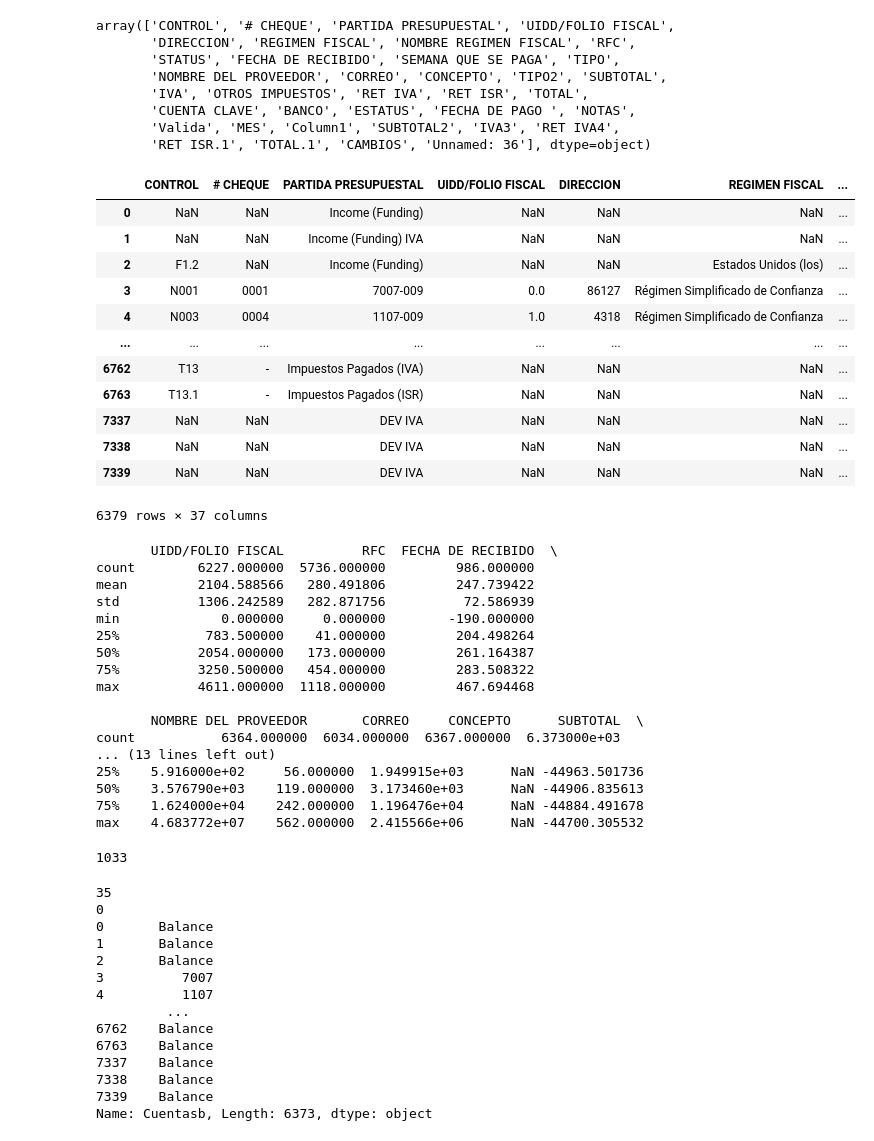
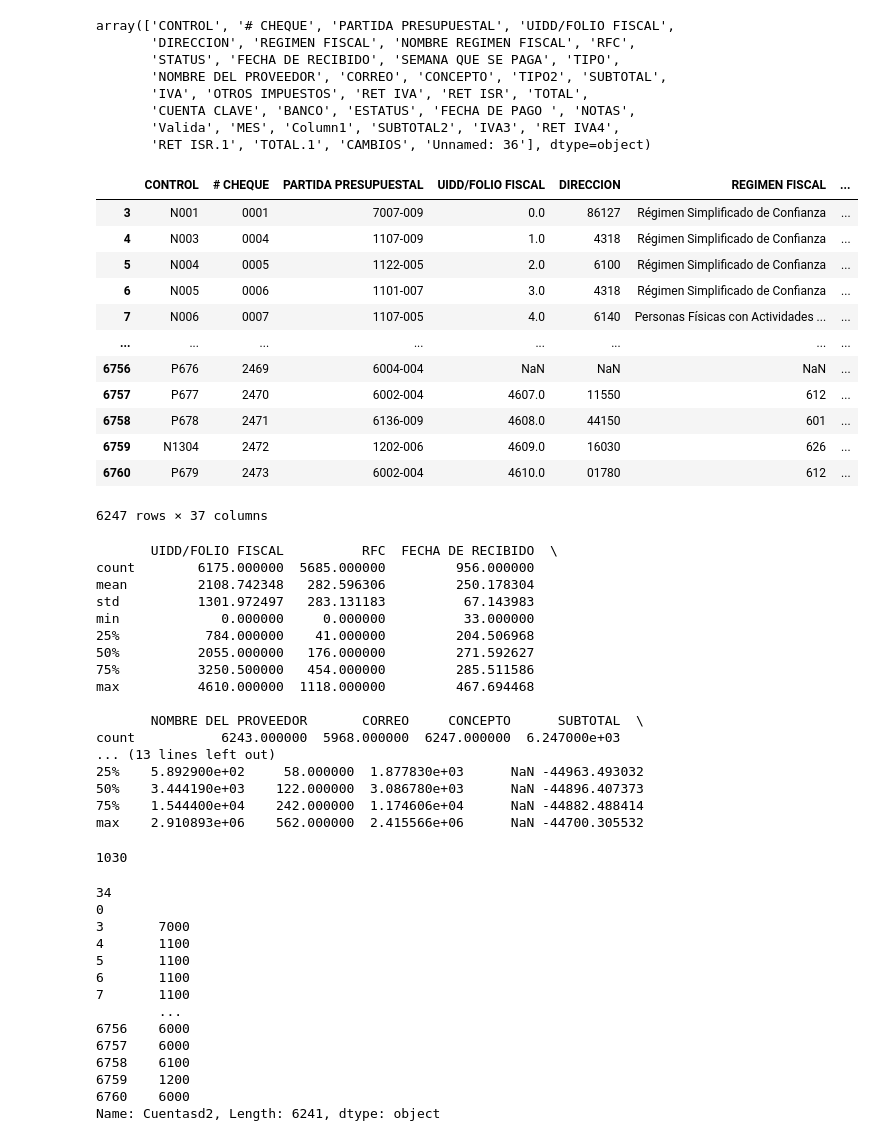
Before and after one commit to BertecM/Explore-proy, a Jupyter notebook: pryoecto.ipynb, the cells around one changed output. Drawn from its saved outputs; the diff is of its cells as text; code cells hidden in the pictures.

```diff
--- a/pryoecto.ipynb
+++ b/pryoecto.ipynb
@@ -20,29 +20,31 @@ array(['CONTROL', '# CHEQUE', 'PARTIDA PRESUPUESTAL', 'UIDD/FOLIO FISCAL',
 # %%
 # Eliminar filas vacías o irrelevantes en df_resumen
 df_numeros = df_resumen.dropna(subset=["TIPO", "Valida", "TIPO","TOTAL","FECHA DE PAGO "], how='all')
 
 
 # Asegurar que los datos numéricos estén en el formato correcto
 df_numeros = df_numeros[pd.to_numeric(df_numeros['FECHA DE PAGO '], errors='coerce').notna()]
 df_numeros=df_numeros.loc[df_numeros["FECHA DE PAGO "] != -45168, :]
-
+df_numeros=df_numeros.loc[df_numeros["Valida"] != "Balance", :]
+df_numeros=df_numeros.loc[df_numeros["FECHA DE PAGO "] >= 0, :]
 df_numeros = df_numeros.dropna(subset=['TOTAL'])
+#df_numeros["FECHA DE PAGO "]-= df_numeros["FECHA DE PAGO "].min()
 #display(df_detalle)
 display(df_numeros)
 # %% [output]
 |  | CONTROL | # CHEQUE | PARTIDA PRESUPUESTAL | UIDD/FOLIO FISCAL | DIRECCION | REGIMEN FISCAL | ... |
-| 0 | NaN | NaN | Income (Funding) | NaN | NaN | NaN | ... |
-| 1 | NaN | NaN | Income (Funding) IVA | NaN | NaN | NaN | ... |
-| 2 | F1.2 | NaN | Income (Funding) | NaN | NaN | Estados Unidos (los) | ... |
 | 3 | N001 | 0001 | 7007-009 | 0.0 | 86127 | Régimen Simplificado de Confianza | ... |
 | 4 | N003 | 0004 | 1107-009 | 1.0 | 4318 | Régimen Simplificado de Confianza | ... |
+| 5 | N004 | 0005 | 1122-005 | 2.0 | 6100 | Régimen Simplificado de Confianza | ... |
+| 6 | N005 | 0006 | 1101-007 | 3.0 | 4318 | Régimen Simplificado de Confianza | ... |
+| 7 | N006 | 0007 | 1107-005 | 4.0 | 6140 | Personas Físicas con Actividades ... | ... |
 | ... | ... | ... | ... | ... | ... | ... | ... |
-| 6762 | T13 | - | Impuestos Pagados (IVA) | NaN | NaN | NaN | ... |
-| 6763 | T13.1 | - | Impuestos Pagados (ISR) | NaN | NaN | NaN | ... |
-| 7337 | NaN | NaN | DEV IVA | NaN | NaN | NaN | ... |
-| 7338 | NaN | NaN | DEV IVA | NaN | NaN | NaN | ... |
-| 7339 | NaN | NaN | DEV IVA | NaN | NaN | NaN | ... |
+| 6756 | P676 | 2469 | 6004-004 | NaN | NaN | NaN | ... |
+| 6757 | P677 | 2470 | 6002-004 | 4607.0 | 11550 | 612 | ... |
+| 6758 | P678 | 2471 | 6136-009 | 4608.0 | 44150 | 601 | ... |
+| 6759 | N1304 | 2472 | 1202-006 | 4609.0 | 16030 | 626 | ... |
+| 6760 | P679 | 2473 | 6002-004 | 4610.0 | 01780 | 612 | ... |
-6379 rows × 37 columns
+6247 rows × 37 columns
 # %%
 # Resumen general
 print(df_numeros.describe())
@@ -54,44 +56,44 @@ len(df_numeros["Valida"].unique())
 #len(df_limpio["Valida"].unique())
 # %% [output]
        UIDD/FOLIO FISCAL          RFC  FECHA DE RECIBIDO  \
-count        6227.000000  5736.000000         986.000000
-mean         2104.588566   280.491806         247.739422
-std          1306.242589   282.871756          72.586939
-min             0.000000     0.000000        -190.000000
-25%           783.500000    41.000000         204.498264
-50%          2054.000000   173.000000         261.164387
-75%          3250.500000   454.000000         283.508322
-max          4611.000000  1118.000000         467.694468
+count        6175.000000  5685.000000         956.000000
+mean         2108.742348   282.596306         250.178304
+std          1301.972497   283.131183          67.143983
+min             0.000000     0.000000          33.000000
+25%           784.000000    41.000000         204.506968
+50%          2055.000000   176.000000         271.592627
+75%          3250.500000   454.000000         285.511586
+max          4610.000000  1118.000000         467.694468
 
        NOMBRE DEL PROVEEDOR       CORREO     CONCEPTO      SUBTOTAL  \
-count           6364.000000  6034.000000  6367.000000  6.373000e+03
+count           6243.000000  5968.000000  6247.000000  6.247000e+03
 ... (13 lines left out)
-25%    5.916000e+02     56.000000  1.949915e+03      NaN -44963.501736
-50%    3.576790e+03    119.000000  3.173460e+03      NaN -44906.835613
-75%    1.624000e+04    242.000000  1.196476e+04      NaN -44884.491678
-max    4.683772e+07    562.000000  2.415566e+06      NaN -44700.305532
+25%    5.892900e+02     58.000000  1.877830e+03      NaN -44963.493032
+50%    3.444190e+03    122.000000  3.086780e+03      NaN -44896.407373
+75%    1.544400e+04    242.000000  1.174606e+04      NaN -44882.488414
+max    2.910893e+06    562.000000  2.415566e+06      NaN -44700.305532
-1033
+1030
 # %%
 # Crear la nueva columna tomando solo la parte antes del guion
 df_numeros['Cuentasb'] = df_numeros['Valida'].str.split('-').str[0]
-df_numeros['Cuentasd2'] = df_numeros['Valida'].str[:2].apply(lambda x: f'00{x}')
+df_numeros['Cuentasd2'] = df_numeros['Valida'].str[:2]+"00"
 print(len(df_numeros["Cuentasd2"].unique()))
 print(df_numeros["Valida"].isna().sum())
-print(df_numeros['Cuentasb'])
+print(df_numeros['Cuentasd2'])
 # %% [output]
-35
+34
 0
-0       Balance
-1       Balance
-2       Balance
-3          7007
-4          1107
-         ...
-6762    Balance
-6763    Balance
-7337    Balance
-7338    Balance
-7339    Balance
-Name: Cuentasb, Length: 6373, dtype: object
+3       7000
+4       1100
+5       1100
+6       1100
+7       1100
+        ...
+6756    6000
+6757    6000
+6758    6100
+6759    1200
+6760    6000
+Name: Cuentasd2, Length: 6241, dtype: object
 # %%
 departamentos = list(df_numeros["Cuentasd2"].unique())
```
Also changed, not shown: parts of 12 cells of this notebook.
